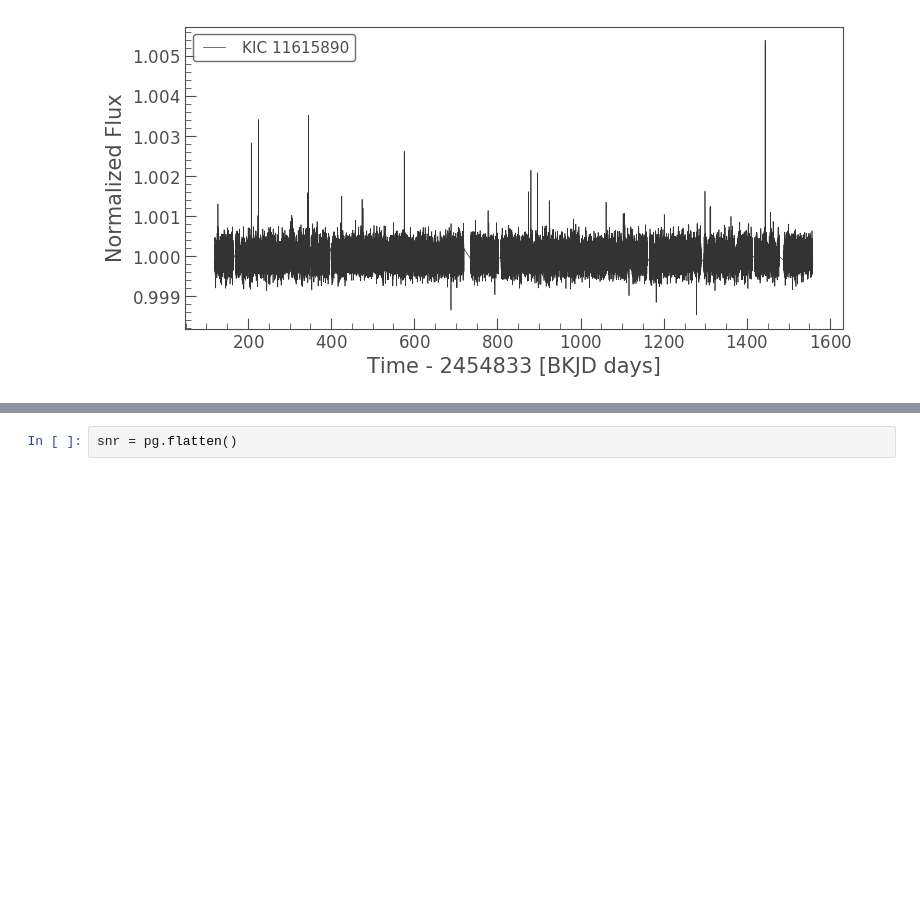
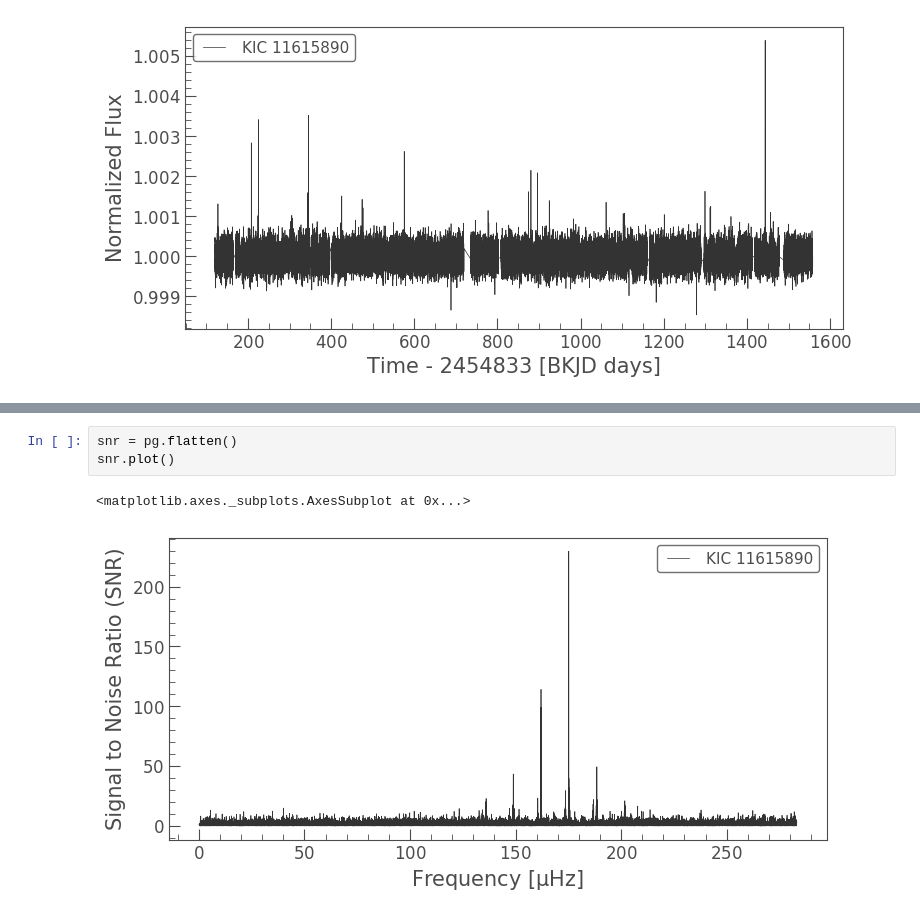
Before and after one commit to ojhall94/hackshop, a Jupyter notebook: skill_transfers/jupyter-notebook-lightkurve/asteroseismo-example.ipynb, the cells around one changed output, grey strips where cells are left out. Saved outputs shown, nothing was run; the diff lists cells and outputs as text; blank space fills up the shorter version.

```diff
--- a/skill_transfers/jupyter-notebook-lightkurve/asteroseismo-example.ipynb
+++ b/skill_transfers/jupyter-notebook-lightkurve/asteroseismo-example.ipynb
@@ -34,4 +33,8 @@ pg.smooth().plot(scale='log', ax=ax)
 [figure]
 # %%
 snr = pg.flatten()
+snr.plot()
+# %% [output]
+<matplotlib.axes._subplots.AxesSubplot at 0x...>
+[figure, added]
 # %%
```
Also changed, not shown: parts of 8 cells of this notebook, 1 other file.
